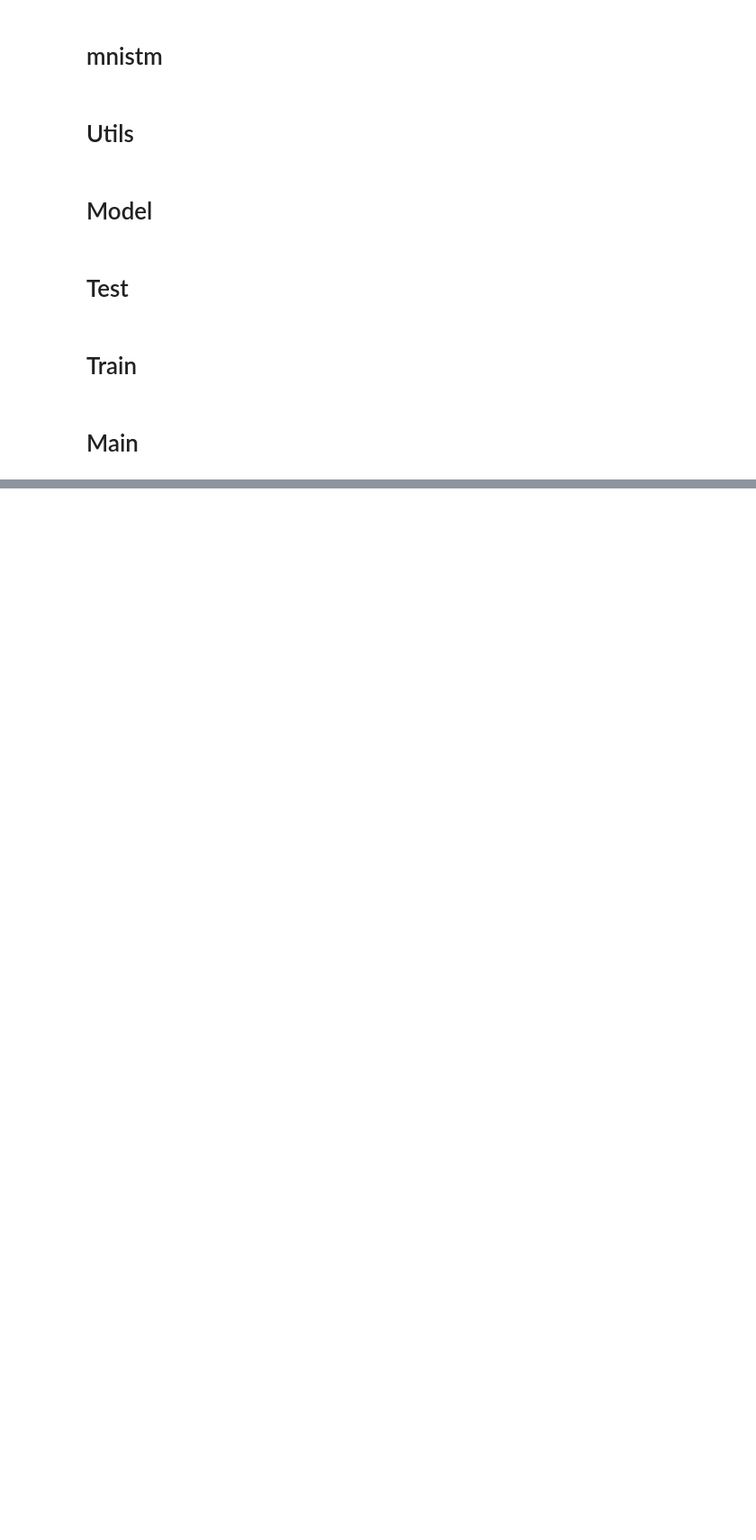
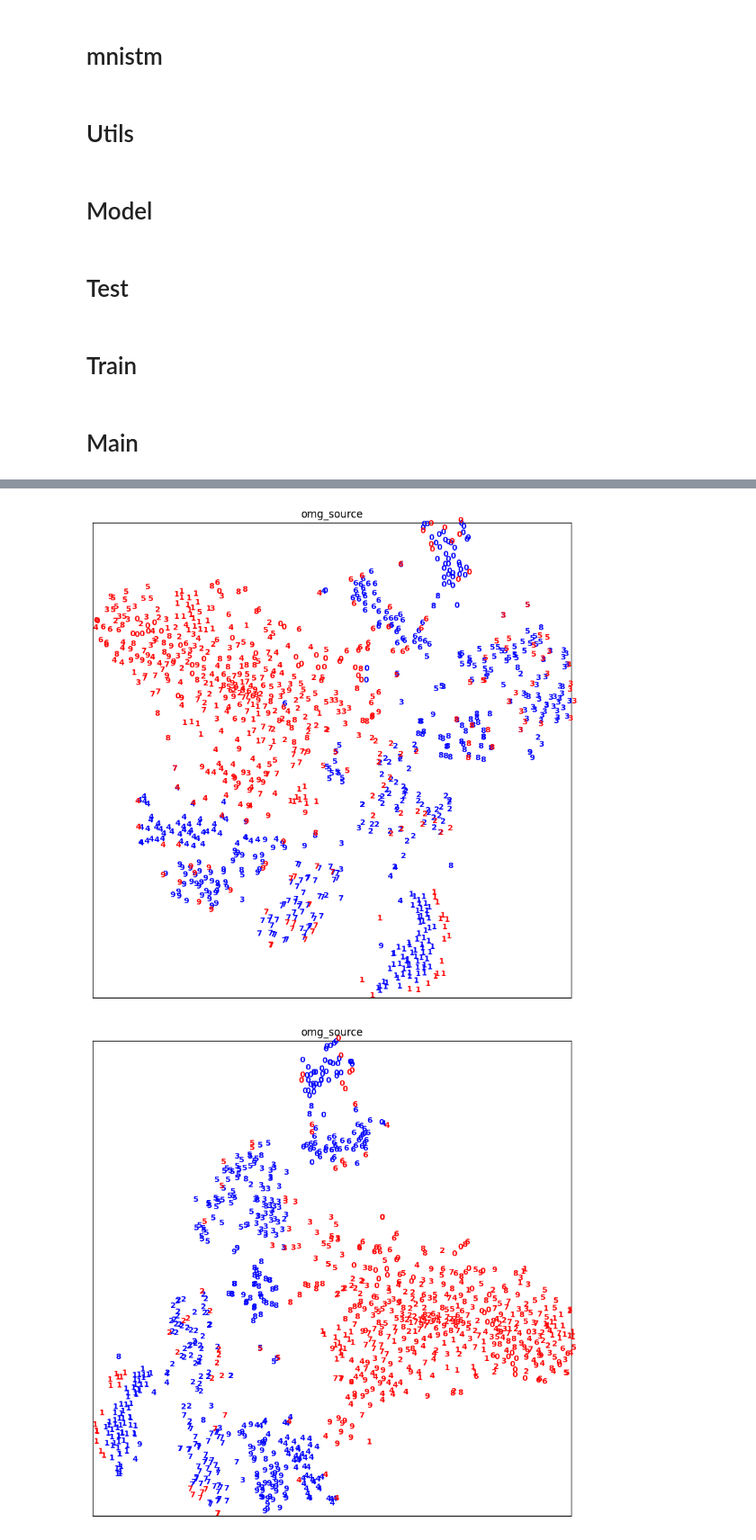
Before and after one commit to mdominguezd/PyTorch_Training, a Jupyter notebook: DANN_Implementation.ipynb, the cells around one changed output, grey strips where cells are left out. Shown: that part at 90% size. Saved outputs shown, nothing was run; the diff lists cells and outputs as text; code cells hidden in the pictures; blank space fills up the shorter version.

```diff
--- a/DANN_Implementation.ipynb
+++ b/DANN_Implementation.ipynb
@@ -2,7 +2,7 @@
 # params
 # %%
 batch_size = 32
-epochs = 10
+epochs = 100
 num_workers = 4
 # %% [markdown]
 # mnist
@@ -804,6 +804,11 @@ def main():
         discriminator = Discriminator().cuda()
 
         source_only(encoder, classifier, source_train_loader, target_train_loader, save_name)
+
+        encoder = Extractor().cuda()
+        classifier = Classifier().cuda()
+        discriminator = Discriminator().cuda()
+
         dann(encoder, classifier, discriminator, source_train_loader, target_train_loader, save_name)
 
     else:
@@ -836,0 +858,2 @@ KeyboardInterrupt: ignored
+[figure, added]
+[figure, added]
```
Also changed, not shown: parts of 2 cells of this notebook.
